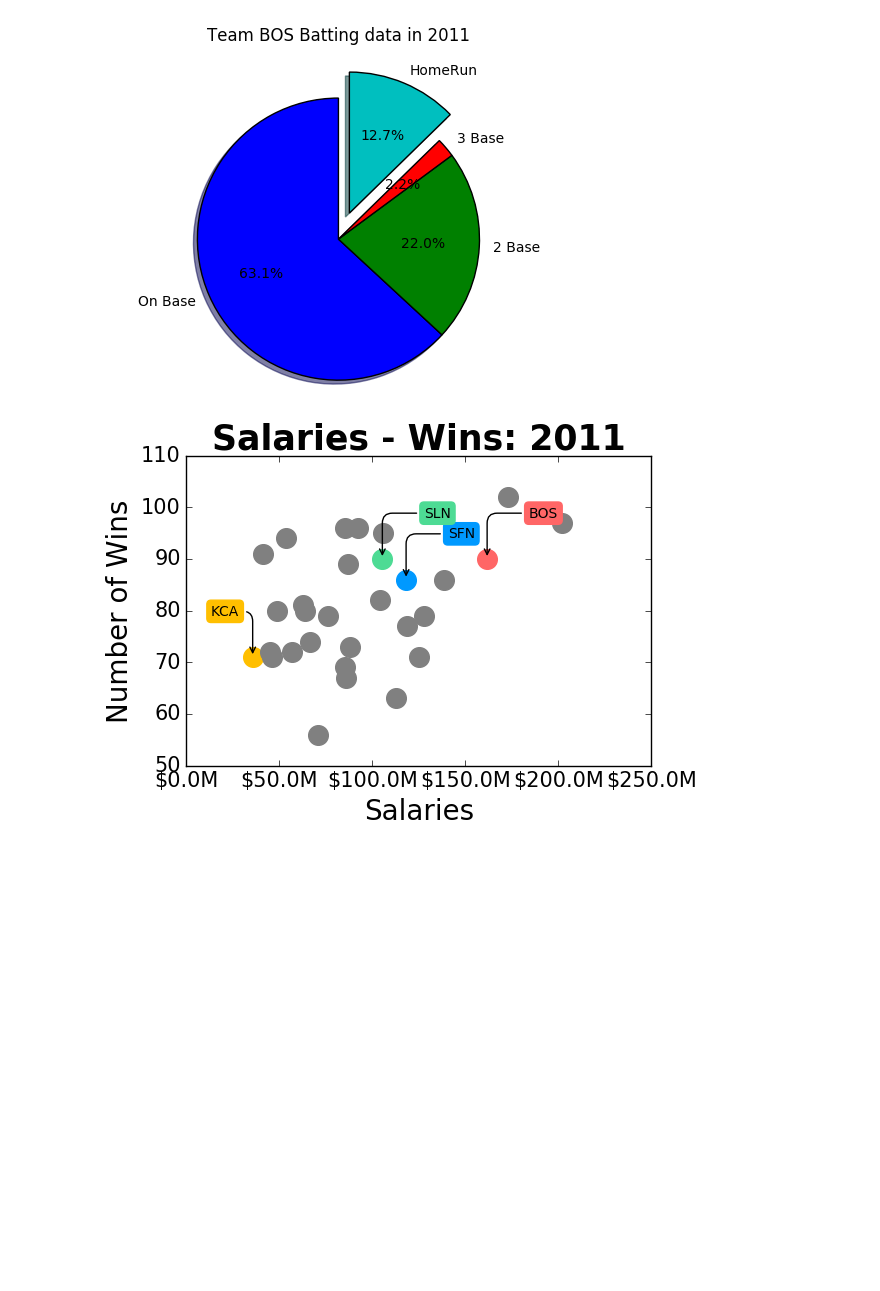
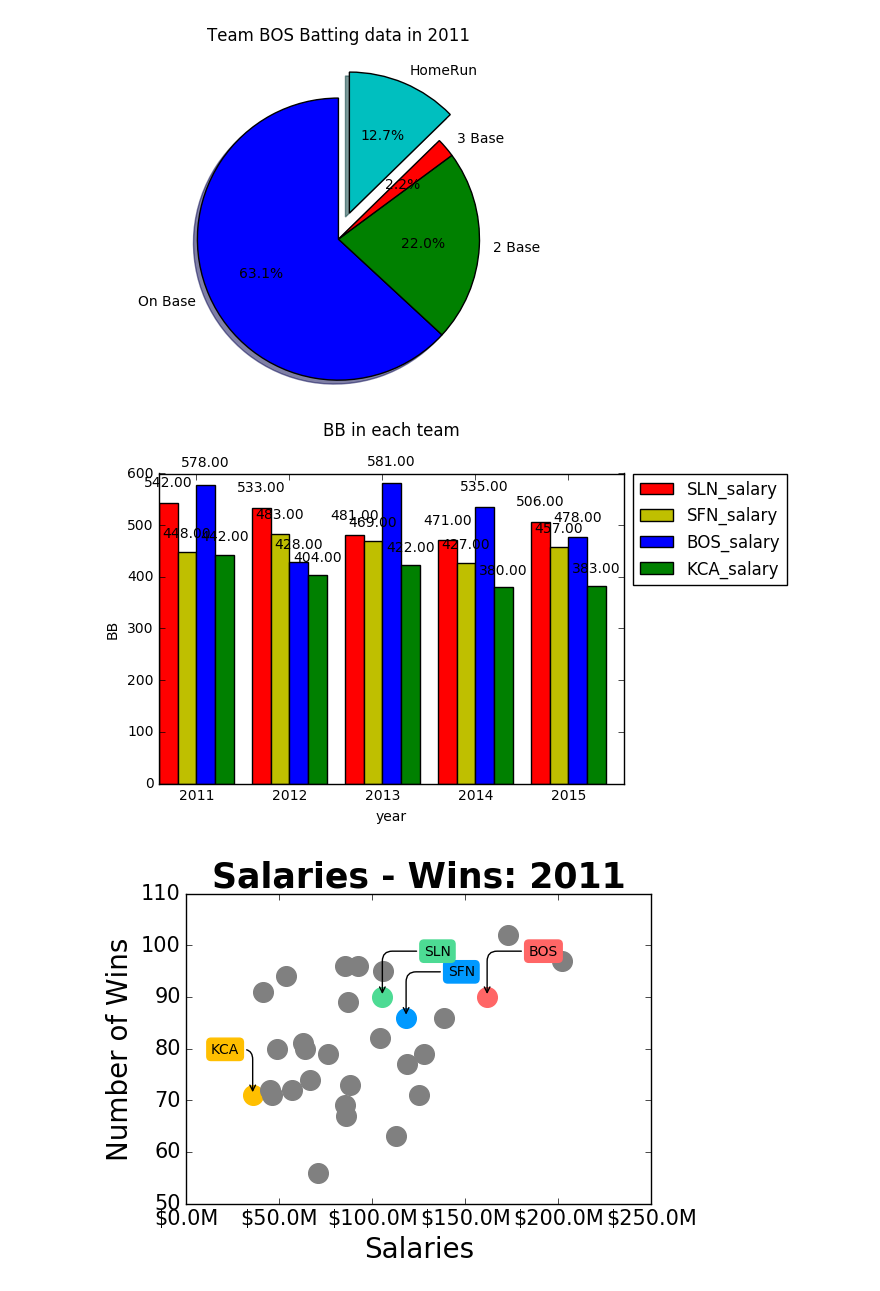
Before and after one commit to JeffWang0501/VALabProject2016, a Jupyter notebook: Baseball.ipynb, the cells around one changed output. Saved outputs shown, nothing was run; the diff lists cells and outputs as text; code cells hidden in the pictures; blank space fills up the shorter version.

```diff
--- a/Baseball.ipynb
+++ b/Baseball.ipynb
@@ -181,3 +242,7 @@ show_pie_chart('BOS', 2011)
+# %%
+show_bar_chart('BB')
+# %% [output]
+[figure, added]
 # %%
 # join salary table into team table
 salaries_by_yearID_teamID = salaries.groupby(['yearID', 'teamID'])['salary'].sum()
```
Also changed, not shown: parts of 2 cells of this notebook.
